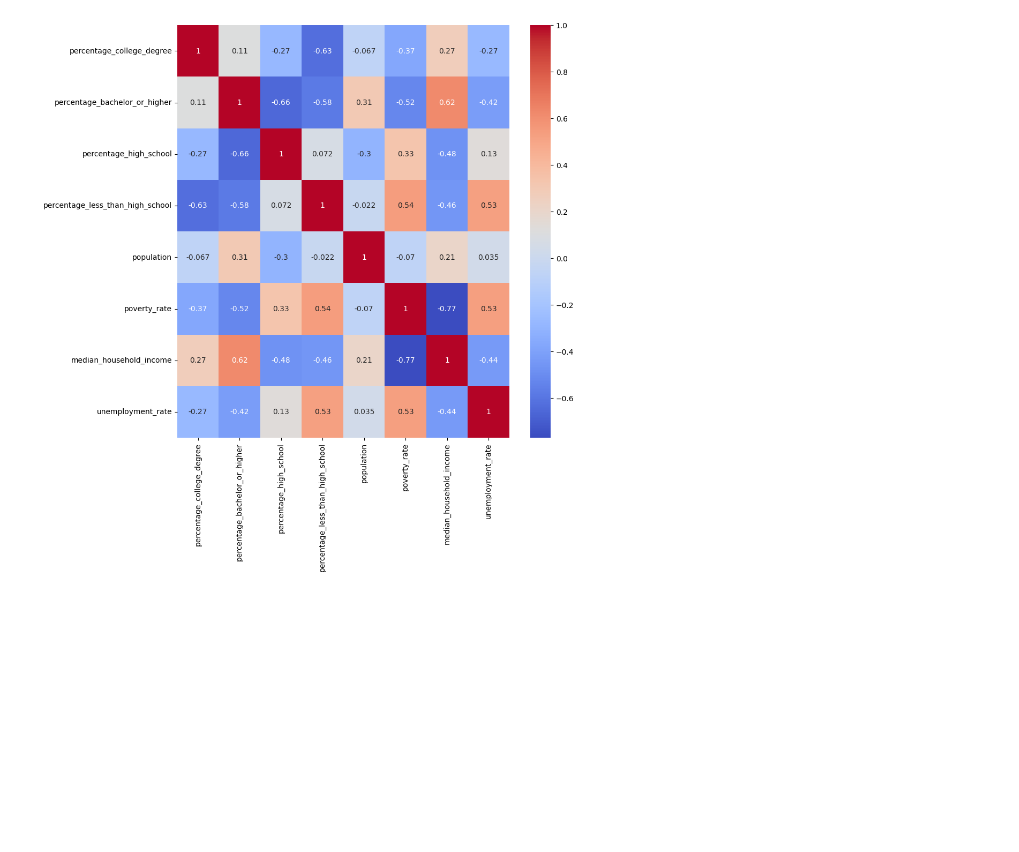
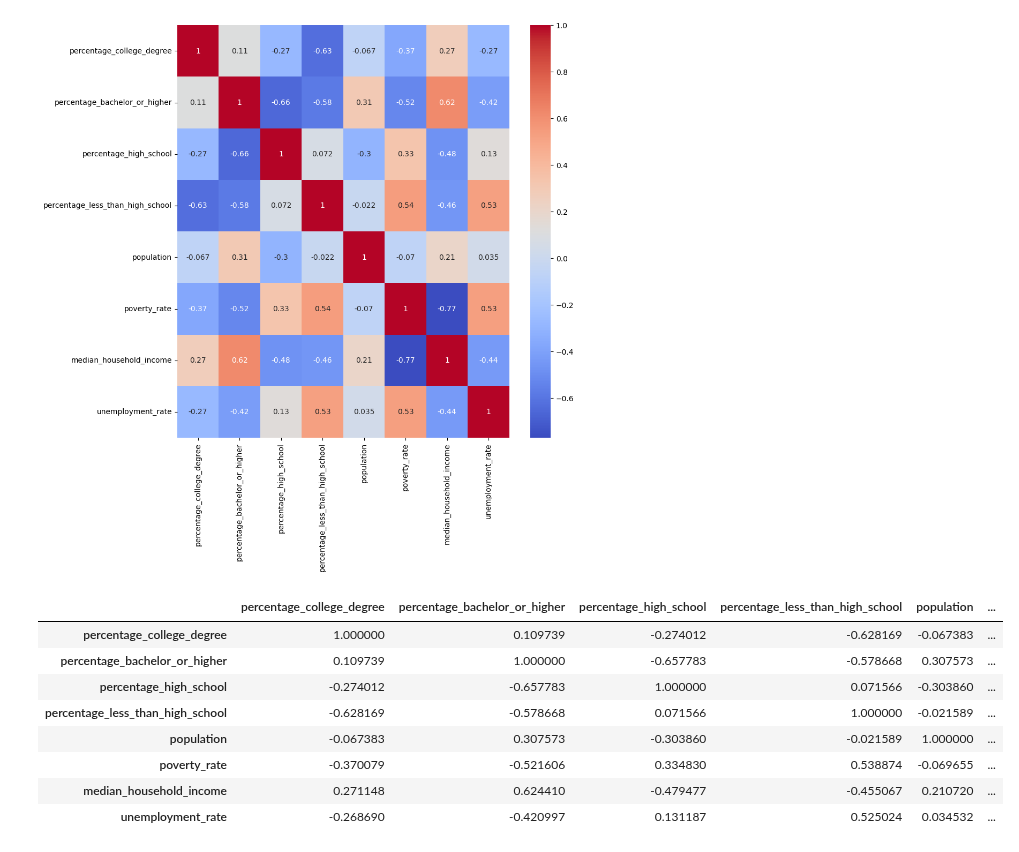
Before and after one commit to HaukeSchwarz/Thesis, a Jupyter notebook: notebooks/Low5_Economic_Cleaning.ipynb, the cells around one changed output. Drawn from its saved outputs; the diff is of its cells as text; code cells hidden in the pictures; blank space fills up the shorter version.

```diff
--- a/notebooks/Low5_Economic_Cleaning.ipynb
+++ b/notebooks/Low5_Economic_Cleaning.ipynb
@@ -352,3 +352,15 @@ sns.heatmap(low5_geo.corr(), annot=True, cmap="coolwarm")
 plt.show()
 # %% [output]
 [figure]
+# %%
+low5_geo.corr()
+# %% [output]
+|  | percentage_college_degree | percentage_bachelor_or_higher | percentage_high_school | percentage_less_than_high_school | population | ... |
+| percentage_college_degree | 1.000000 | 0.109739 | -0.274012 | -0.628169 | -0.067383 | ... |
+| percentage_bachelor_or_higher | 0.109739 | 1.000000 | -0.657783 | -0.578668 | 0.307573 | ... |
+| percentage_high_school | -0.274012 | -0.657783 | 1.000000 | 0.071566 | -0.303860 | ... |
+| percentage_less_than_high_school | -0.628169 | -0.578668 | 0.071566 | 1.000000 | -0.021589 | ... |
+| population | -0.067383 | 0.307573 | -0.303860 | -0.021589 | 1.000000 | ... |
+| poverty_rate | -0.370079 | -0.521606 | 0.334830 | 0.538874 | -0.069655 | ... |
+| median_household_income | 0.271148 | 0.624410 | -0.479477 | -0.455067 | 0.210720 | ... |
+| unemployment_rate | -0.268690 | -0.420997 | 0.131187 | 0.525024 | 0.034532 | ... |
```
Also changed, not shown: parts of 1 cell of this notebook, 7 other files.
